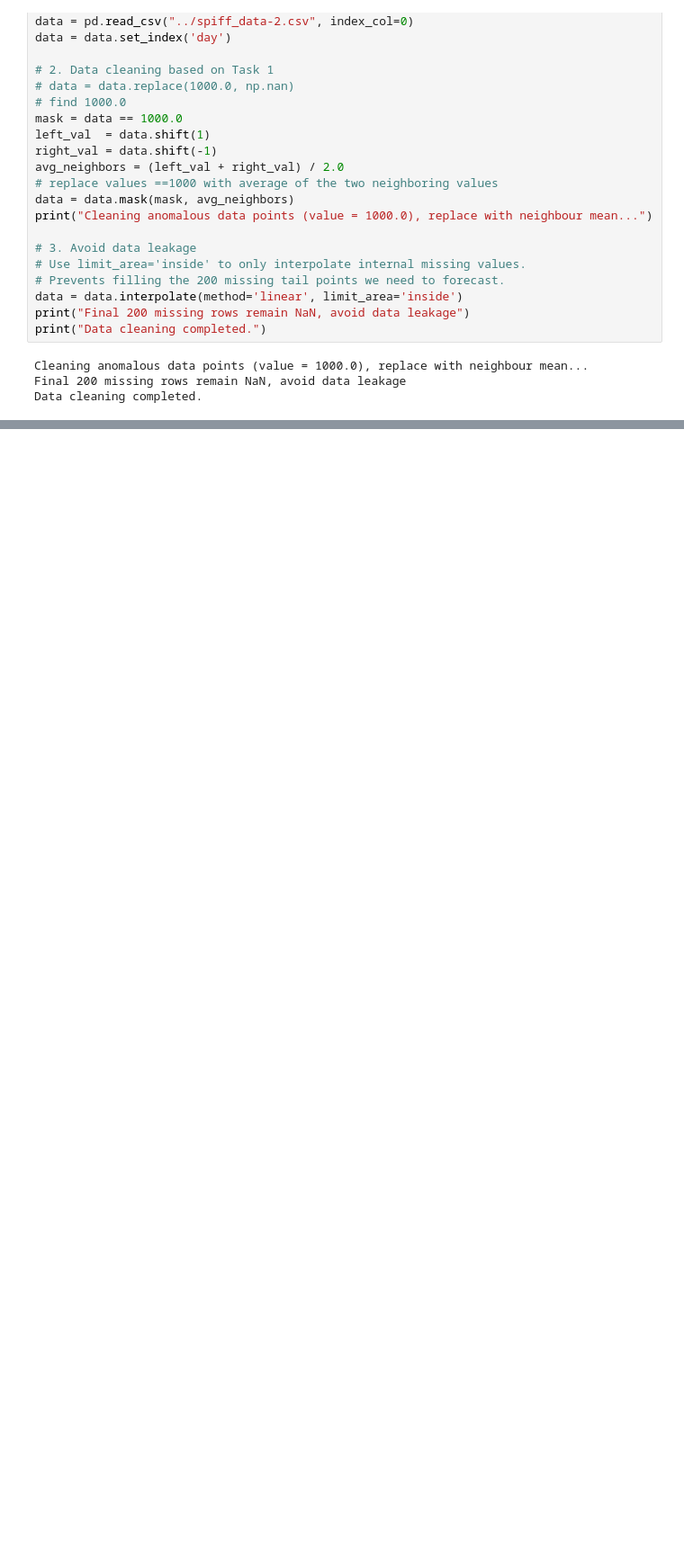
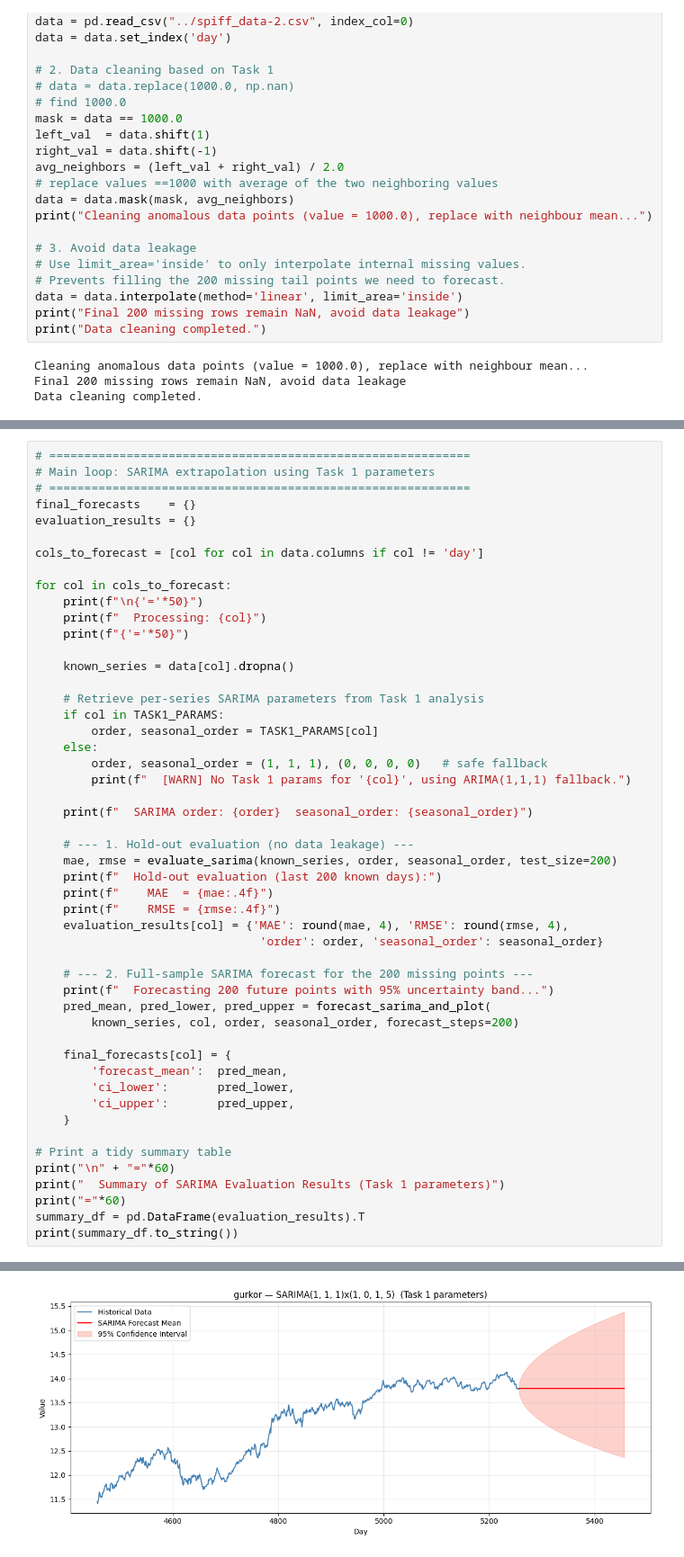
Before and after one commit to luprader/project_FTS, a Jupyter notebook: notebooks/task3_Yangguang.ipynb, the cells around one changed output, grey strips where cells are left out. Shown at 90% size. Saved outputs shown, nothing was run; the diff lists cells and outputs as text; blank space fills up the shorter version.

Commit message:
feat: implement SARIMA extrapolation with per-series parameter tuning and validation scripts.

```diff
--- a/notebooks/task3_Yangguang.ipynb
+++ b/notebooks/task3_Yangguang.ipynb
@@ -299,0 +147,51 @@ Best order found: (0, 1, 0)
+# %%
+# ============================================================
+# Main loop: SARIMA extrapolation using Task 1 parameters
+# ============================================================
+final_forecasts    = {}
+evaluation_results = {}
+
+cols_to_forecast = [col for col in data.columns if col != 'day']
+
+for col in cols_to_forecast:
+    print(f"\n{'='*50}")
+    print(f"  Processing: {col}")
+    print(f"{'='*50}")
+
+    known_series = data[col].dropna()
+
+    # Retrieve per-series SARIMA parameters from Task 1 analysis
+    if col in TASK1_PARAMS:
+        order, seasonal_order = TASK1_PARAMS[col]
+    else:
+        order, seasonal_order = (1, 1, 1), (0, 0, 0, 0)   # safe fallback
+        print(f"  [WARN] No Task 1 params for '{col}', using ARIMA(1,1,1) fallback.")
+
+    print(f"  SARIMA order: {order}  seasonal_order: {seasonal_order}")
+
+    # --- 1. Hold-out evaluation (no data leakage) ---
+    mae, rmse = evaluate_sarima(known_series, order, seasonal_order, test_size=200)
+    print(f"  Hold-out evaluation (last 200 known days):")
+    print(f"    MAE  = {mae:.4f}")
+    print(f"    RMSE = {rmse:.4f}")
+    evaluation_results[col] = {'MAE': round(mae, 4), 'RMSE': round(rmse, 4),
+                                'order': order, 'seasonal_order': seasonal_order}
+
+    # --- 2. Full-sample SARIMA forecast for the 200 missing points ---
+    print(f"  Forecasting 200 future points with 95% uncertainty band...")
+    pred_mean, pred_lower, pred_upper = forecast_sarima_and_plot(
+        known_series, col, order, seasonal_order, forecast_steps=200)
+
+    final_forecasts[col] = {
+        'forecast_mean':  pred_mean,
+        'ci_lower':       pred_lower,
+        'ci_upper':       pred_upper,
+    }
+
+# Print a tidy summary table
+print("\n" + "="*60)
+print("  Summary of SARIMA Evaluation Results (Task 1 parameters)")
+print("="*60)
+summary_df = pd.DataFrame(evaluation_results).T
+print(summary_df.to_string())
+# %% [output]
@@ -299,0 +206 @@ Best order found: (0, 1, 0)
+[figure, added]
```
Also changed, not shown: parts of 7 cells of this notebook, 1 other file.
